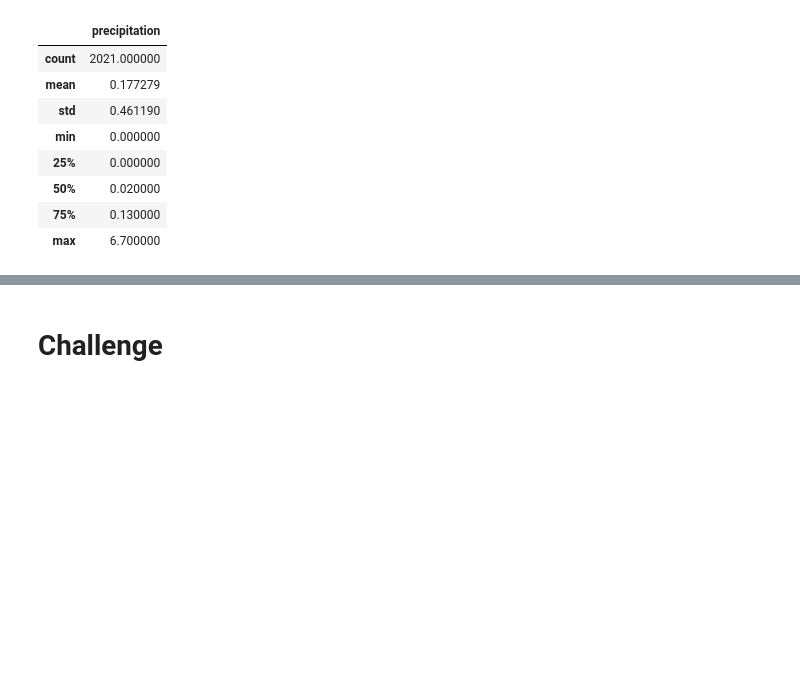
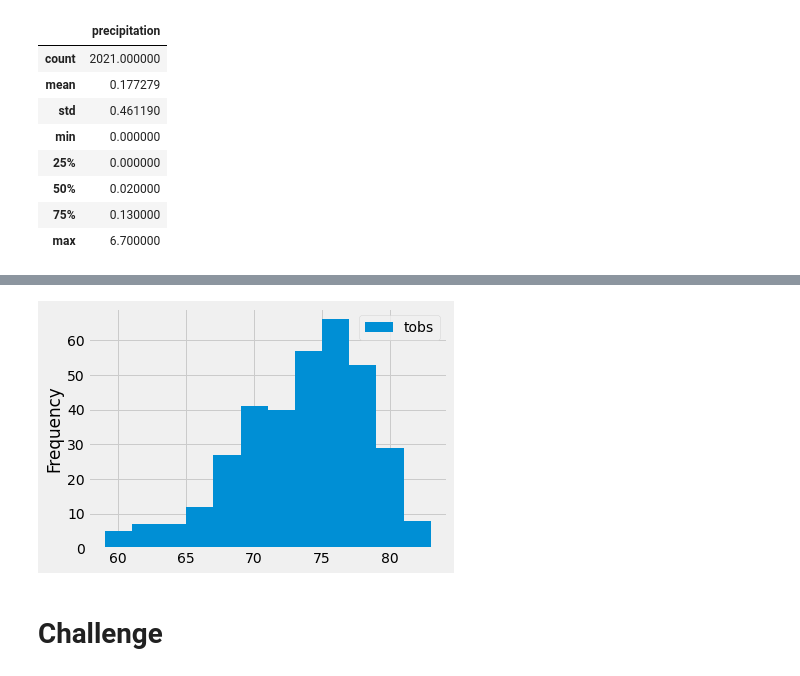
Before and after one commit to roderickspells/surfs_up, a Jupyter notebook: climate_analysis.ipynb, the cells around one changed output, grey strips where cells are left out. Drawn from its saved outputs; the diff is of its cells as text; code cells hidden in the pictures; blank space fills up the shorter version.

Commit message:
Added histogram plot for temperatures

```diff
--- a/climate_analysis.ipynb
+++ b/climate_analysis.ipynb
@@ -121,0 +138,3 @@ print(results)
+# %%
+temperatures_df = pd.DataFrame(results, columns=['tobs'])
+print(temperatures_df)
@@ -122,3 +156,9 @@ print(results)
+# %%
+# plot the results as a histogram
+temperatures_df.plot.hist(bins=12)
+plt.tight_layout()
+# %% [output]
+[figure, added]
 # %%
 # Write a function called `calc_temps` that will accept start date and end date in the format '%Y-%m-%d'
 # and return the minimum, average, and maximum temperatures for that range of dates
```
Also changed, not shown: parts of 5 cells of this notebook.
